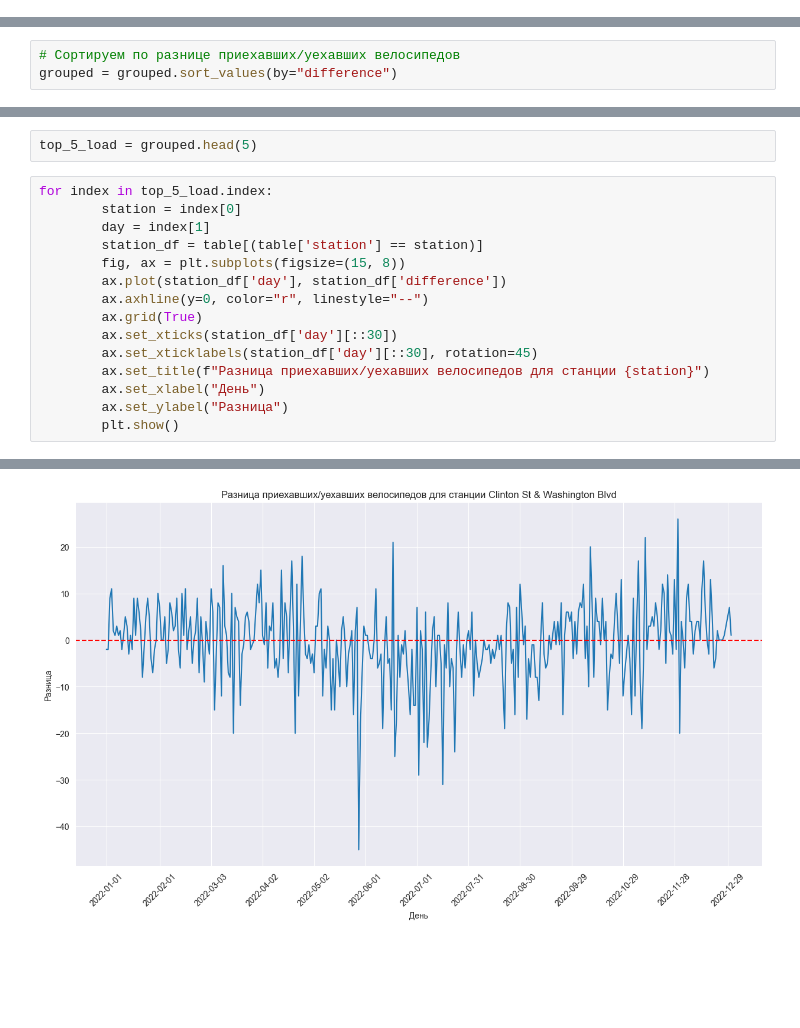
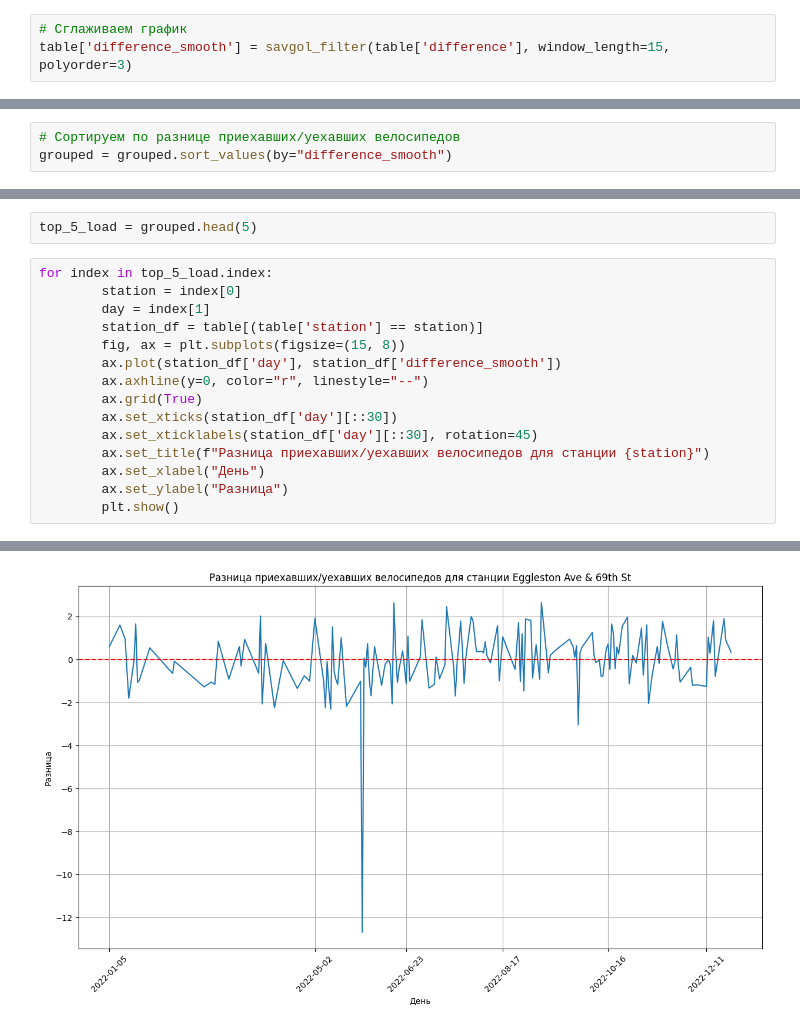
Before and after one commit to kapibarr/big-data-project, a Jupyter notebook: load_model.ipynb, the cells around one changed output, grey strips where cells are left out. Drawn from its saved outputs; the diff is of its cells as text; blank space fills up the shorter version.

```diff
--- a/load_model.ipynb
+++ b/load_model.ipynb
@@ -340,8 +359,11 @@ table['difference'] = table['in'] - table['out']
+# %%
+# Сглаживаем график
+table['difference_smooth'] = savgol_filter(table['difference'], window_length=15, polyorder=3)
 # %%
 grouped = table.groupby(['station', 'day']).mean()
 # %%
 # Сортируем по разнице приехавших/уехавших велосипедов
-grouped = grouped.sort_values(by="difference")
+grouped = grouped.sort_values(by="difference_smooth")
 # %%
 grouped.head()
 # %% [output]
@@ -363,7 +385,7 @@ for index in top_5_load.index:
         day = index[1]
         station_df = table[(table['station'] == station)]
         fig, ax = plt.subplots(figsize=(15, 8))
-        ax.plot(station_df['day'], station_df['difference'])
+        ax.plot(station_df['day'], station_df['difference_smooth'])
         ax.axhline(y=0, color="r", linestyle="--")
         ax.grid(True)
         ax.set_xticks(station_df['day'][::30])
@@ -377 +399 @@ for index in top_5_load.index:
-[figure, old version]
+[figure, new version]
```
Also changed, not shown: parts of 5 cells of this notebook.
